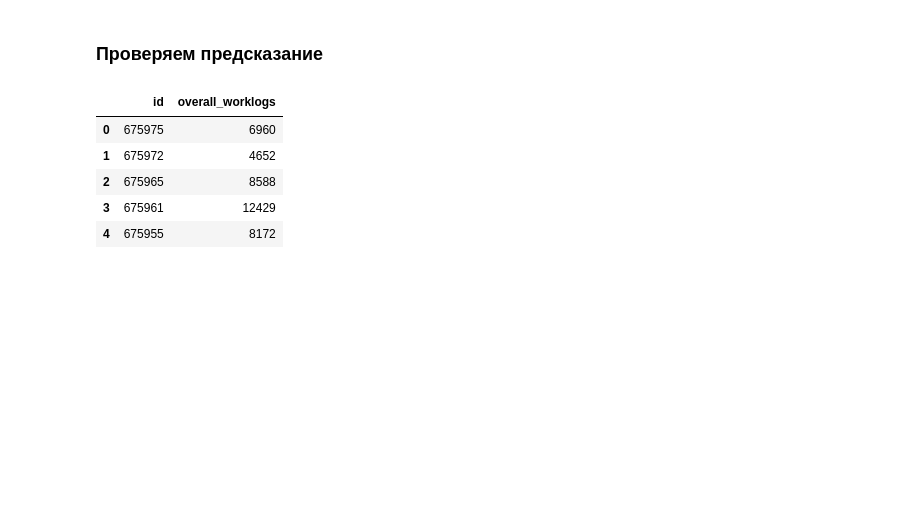
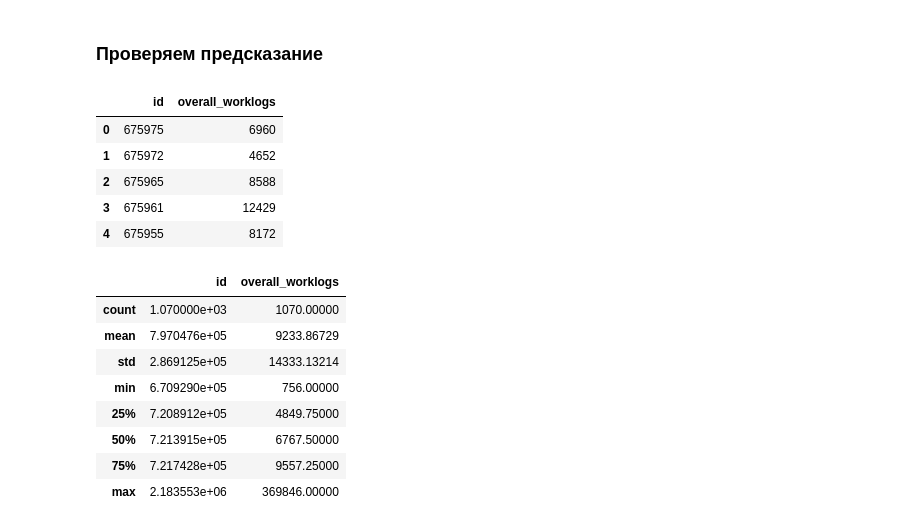
Before and after one commit to TayJen/hackathon_algu2022, a Jupyter notebook: H_ALGU_2022_Advance.ipynb, the cells around one changed output. Drawn from its saved outputs; the diff is of its cells as text; code cells hidden in the pictures; blank space fills up the shorter version.

```diff
--- a/H_ALGU_2022_Advance.ipynb
+++ b/H_ALGU_2022_Advance.ipynb
@@ -525,3 +525,15 @@ df_solution.head()
 | 2 | 675965 | 8588 |
 | 3 | 675961 | 12429 |
 | 4 | 675955 | 8172 |
+# %%
+df_solution.describe()
+# %% [output]
+|  | id | overall_worklogs |
+| count | 1.070000e+03 | 1070.00000 |
+| mean | 7.970476e+05 | 9233.86729 |
+| std | 2.869125e+05 | 14333.13214 |
+| min | 6.709290e+05 | 756.00000 |
+| 25% | 7.208912e+05 | 4849.75000 |
+| 50% | 7.213915e+05 | 6767.50000 |
+| 75% | 7.217428e+05 | 9557.25000 |
+| max | 2.183553e+06 | 369846.00000 |
```
Also changed, not shown: parts of 9 cells of this notebook.
